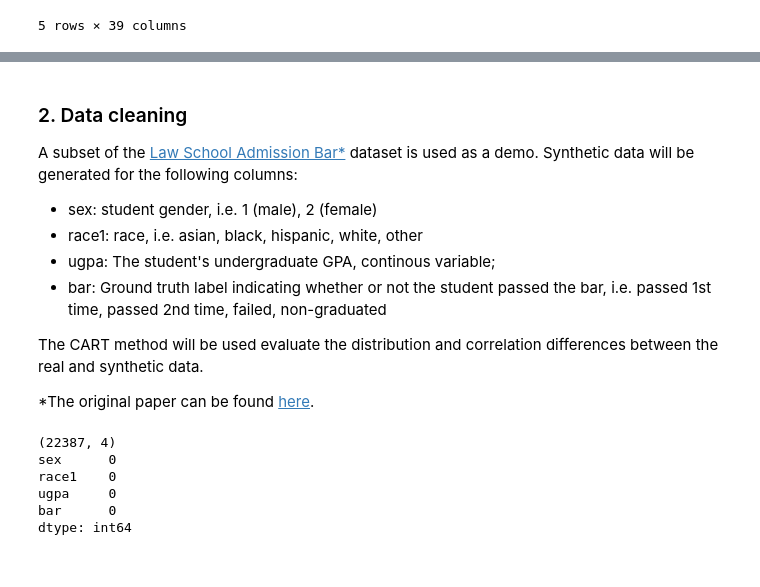
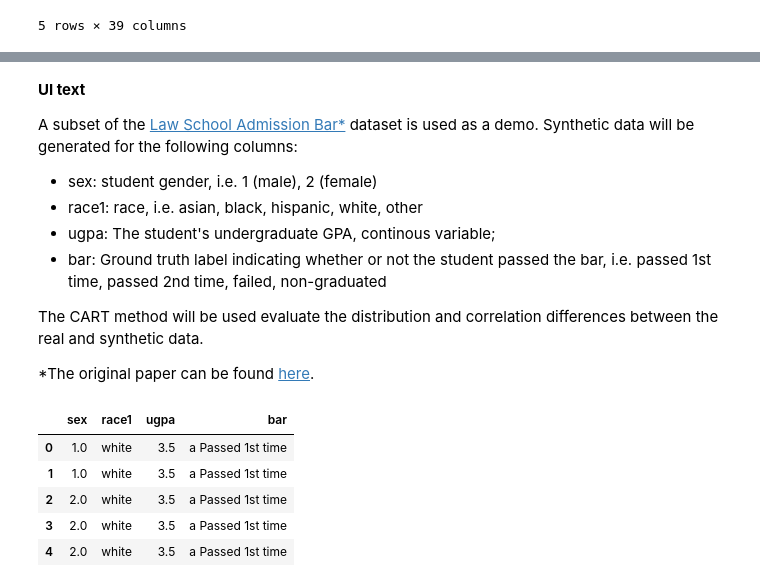
Before and after one commit to NGO-Algorithm-Audit/local-first-web-tool, a Jupyter notebook: notebooks/CART_LawSchoolAdmissionBar.ipynb, the cells around one changed output, grey strips where cells are left out. Cells and saved outputs as stored; diff of their text form; code cells hidden in the pictures.

```diff
--- a/notebook/CART_LawSchoolAdmissionBar.ipynb
+++ b/notebooks/CART_LawSchoolAdmissionBar.ipynb
@@ -36,3 +35,8 @@ dtype: int64
 | 3 | 7.0 | 4.0 | 52 | 7.0 | 2.0 | 7.0 | 3.0 | 39.0 | 3.5 | 0.34 | ... | ... |
 | 4 | 9.0 | 8.0 | 55 | 9.0 | 2.0 | 7.0 | 4.0 | 48.0 | 3.5 | 1.02 | ... | ... |
 5 rows × 39 columns
+# %%
+# Remove all rows with missing values
+admissions_df = admissions_df.dropna()
+print(admissions_df.shape)
+print(admissions_df.isnull().sum())
@@ -39,5 +61,5 @@ dtype: int64
 # %% [markdown]
-### 2. Data cleaning
+**UI text**
 
 A subset of the [Law School Admission Bar*](https://www.kaggle.com/datasets/danofer/law-school-admissions-bar-passage) dataset is used as a demo. Synthetic data will be generated for the following columns:
 
@@ -50,16 +72,13 @@ The CART method will be used  evaluate the distribution and correlation differen
 
 *The original paper can be found [here](https://files.eric.ed.gov/fulltext/ED469370.pdf).
 # %%
-admissions_sub = admissions_df[['sex', 'race1', 'ugpa', 'bar']]
+# demo dataset
+real_data = admissions_df[['sex', 'race1', 'ugpa', 'bar']]
+real_data.head()
+# %% [output]
+|  | sex | race1 | ugpa | bar |
+| 0 | 1.0 | white | 3.5 | a Passed 1st time |
+| 1 | 1.0 | white | 3.5 | a Passed 1st time |
+| 2 | 2.0 | white | 3.5 | a Passed 1st time |
+| 3 | 2.0 | white | 3.5 | a Passed 1st time |
+| 4 | 2.0 | white | 3.5 | a Passed 1st time |
-# %%
-# Remove all rows with missing values
-real_data = admissions_sub.dropna()
-print(real_data.shape)
-print(real_data.isnull().sum())
-# %% [output]
-(22387, 4)
-sex      0
-race1    0
-ugpa     0
-bar      0
-dtype: int64
```
Also changed, not shown: parts of 18 cells of this notebook, 3 other files.
